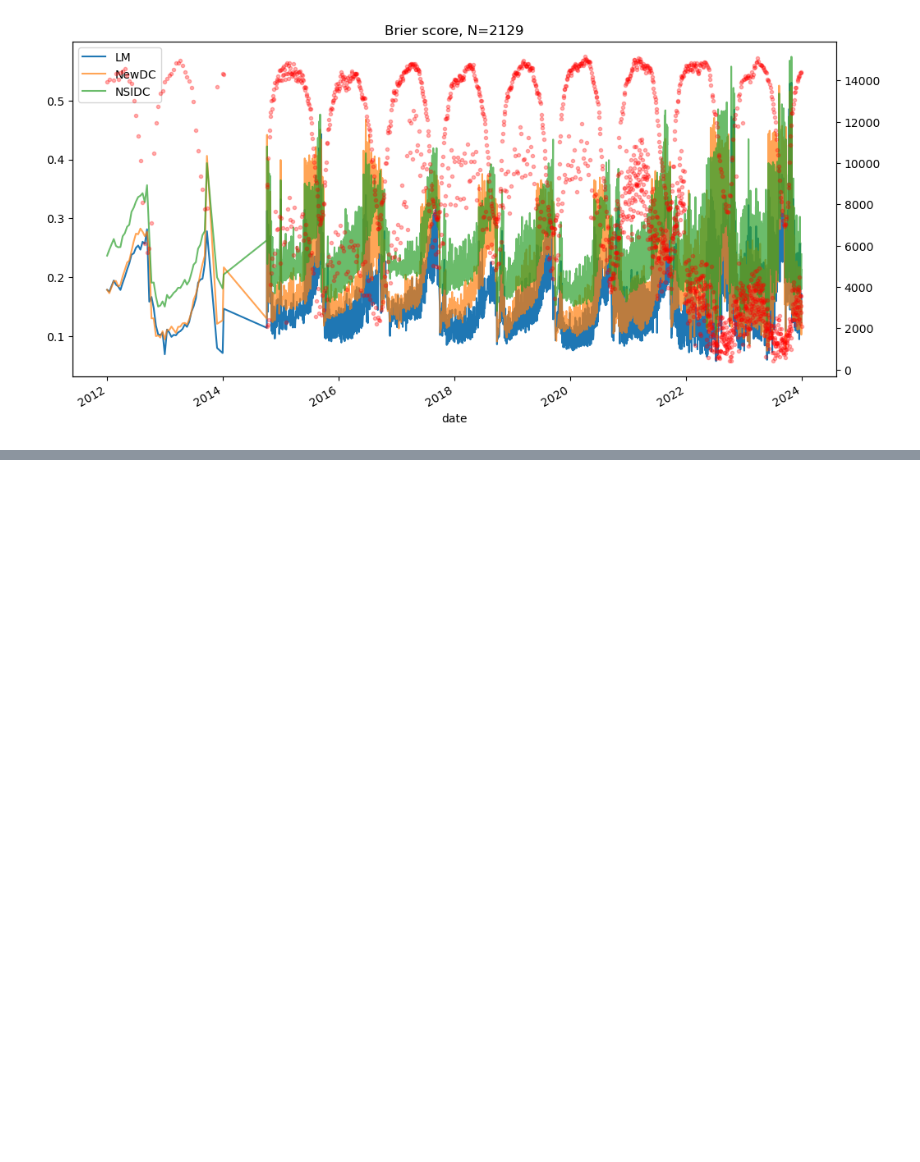
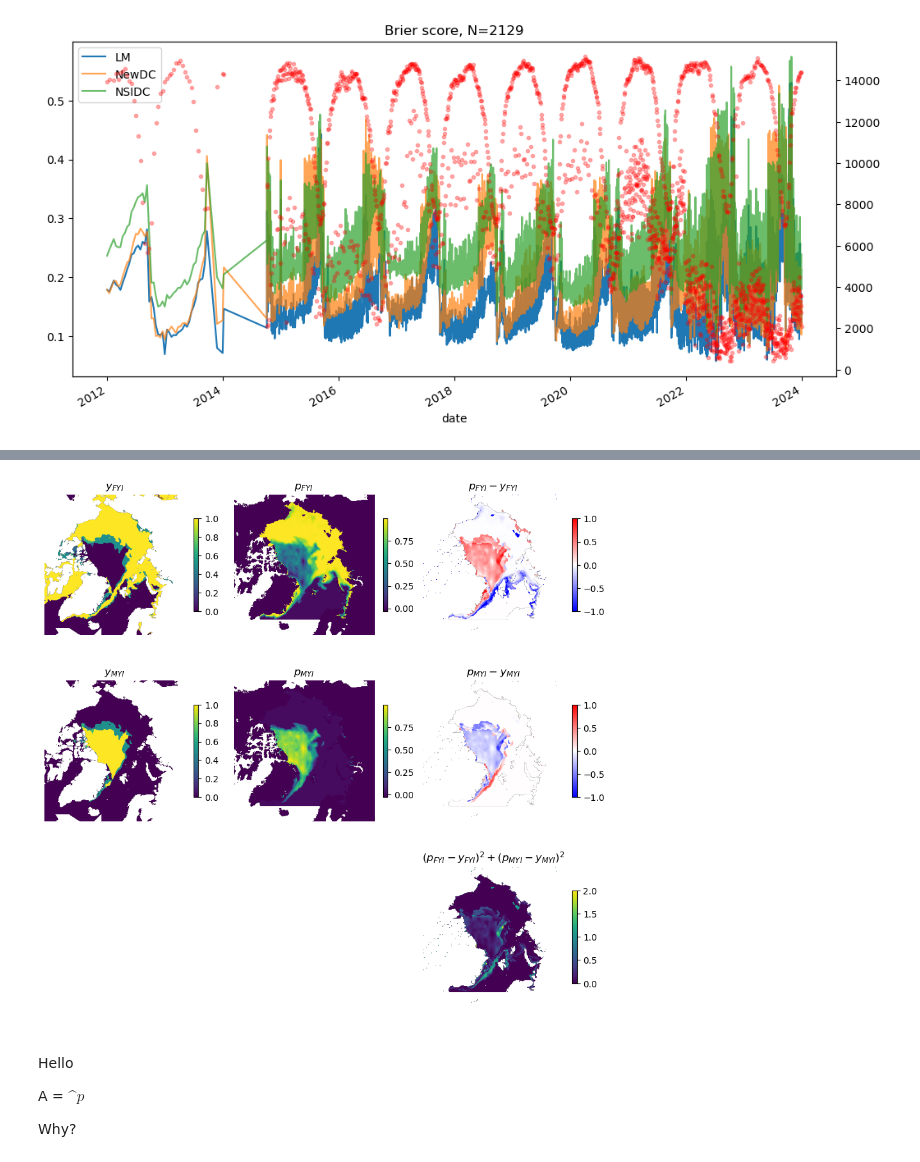
Before and after one commit to esa-sage/sea_ice_age_nsidc, a Jupyter notebook: s_rrdp_comparison_proba.ipynb, the cells around one changed output, grey strips where cells are left out. Saved outputs shown, nothing was run; the diff lists cells and outputs as text; code cells hidden in the pictures; blank space fills up the shorter version.

```diff
--- a/s_rrdp_comparison_proba.ipynb
+++ b/s_rrdp_comparison_proba.ipynb
@@ -146,0 +139,42 @@ plt.show()
+# %%
+fig, axs = plt.subplots(3, 3, figsize=(9, 9))
+axs[0, 0].imshow(proba['rrdp'][..., 0])
+axs[0, 0].set_title('$y_{FYI}$')
+
+axs[1, 0].imshow(proba['rrdp'][..., 1])
+axs[1, 0].set_title('$y_{MYI}$')
+
+axs[0, 1].imshow(proba['lm'][..., 0])
+axs[0, 1].set_title('$p_{FYI}$')
+
+axs[1, 1].imshow(proba['lm'][..., 1])
+axs[1, 1].set_title('$p_{MYI}$')
+
+axs[0, 2].imshow(proba['lm'][..., 0] - proba['rrdp'][..., 0], cmap='bwr', vmin=-1, vmax=1)
+axs[0, 2].set_title('$p_{FYI} - y_{FYI}$')
+
+axs[1, 2].imshow(proba['lm'][..., 1] - proba['rrdp'][..., 1], cmap='bwr', vmin=-1, vmax=1)
+axs[1, 2].set_title('$p_{MYI} - y_{MYI}$')
+
+proba_diff = np.sum((proba['lm'] - proba['rrdp'])**2, axis=-1)
+axs[2, 2].imshow(proba_diff, clim=[0, 2])
+axs[2, 2].set_title('$(p_{FYI} - y_{FYI})^2 + (p_{MYI} - y_{MYI})^2$')
+
+
+for ax in axs.flat:
+    ax.set_axis_off()
+    if len(ax.images) > 0:
+        plt.colorbar(ax.images[0], ax=ax, shrink=0.5)
+
+axs[0, 0].set_ylabel('FYI')
+axs[1, 0].set_ylabel('MYI')
+
+plt.tight_layout()
+# %% [output]
+[figure, added]
+# %% [markdown]
+Hello
+
+A = $\^{p}$
+
+Why?
```
Also changed, not shown: parts of 3 cells of this notebook.
